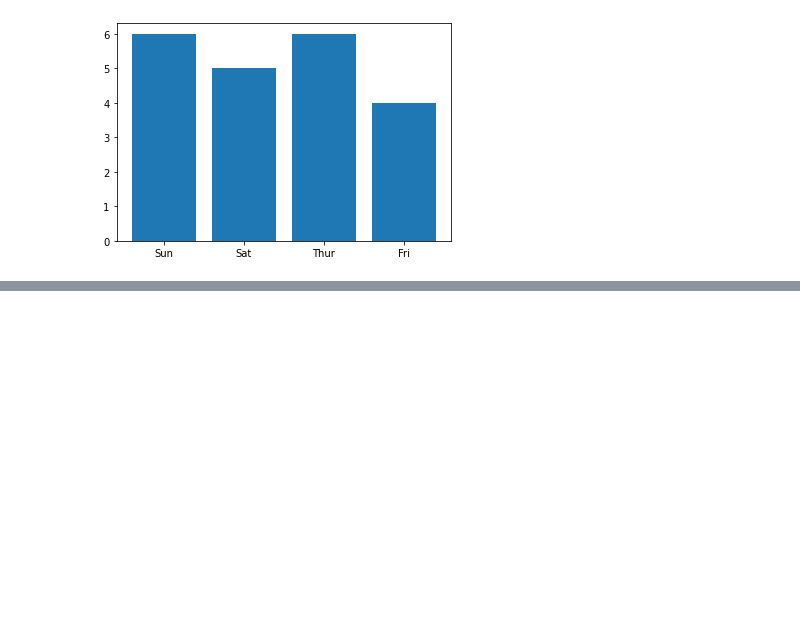
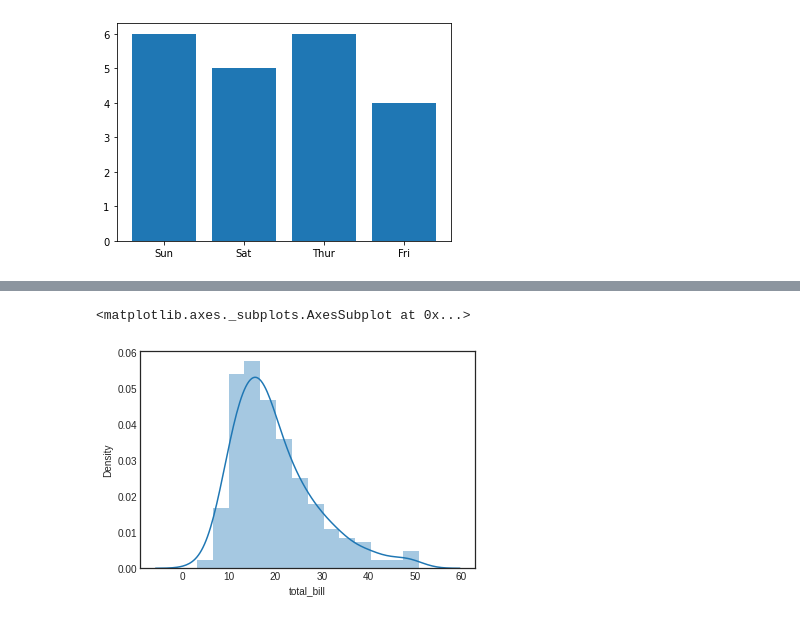
Before and after one commit to GIRISH2409/Day2_ML, a Jupyter notebook: Day2.ipynb, the cells around one changed output, grey strips where cells are left out. Drawn from its saved outputs; the diff is of its cells as text; code cells hidden in the pictures; blank space fills up the shorter version.

```diff
--- a/Day2.ipynb
+++ b/Day2.ipynb
@@ -162,0 +199,5 @@ TypeError: ignored
+# %%
+sns.distplot(tips['total_bill'] )
+# %% [output]
+<matplotlib.axes._subplots.AxesSubplot at 0x...>
+[figure, added]
```
Also changed, not shown: parts of 6 cells of this notebook.
